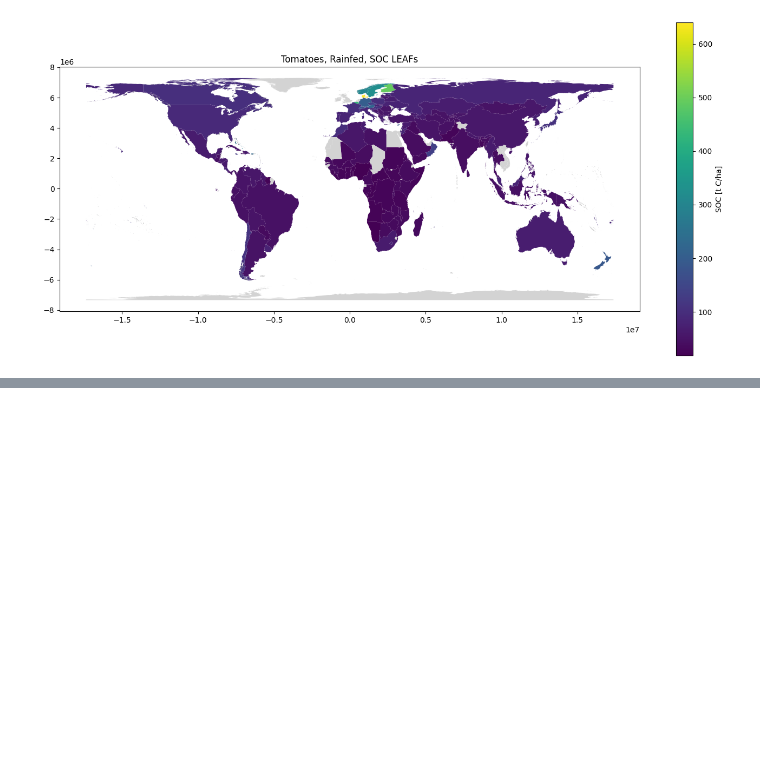
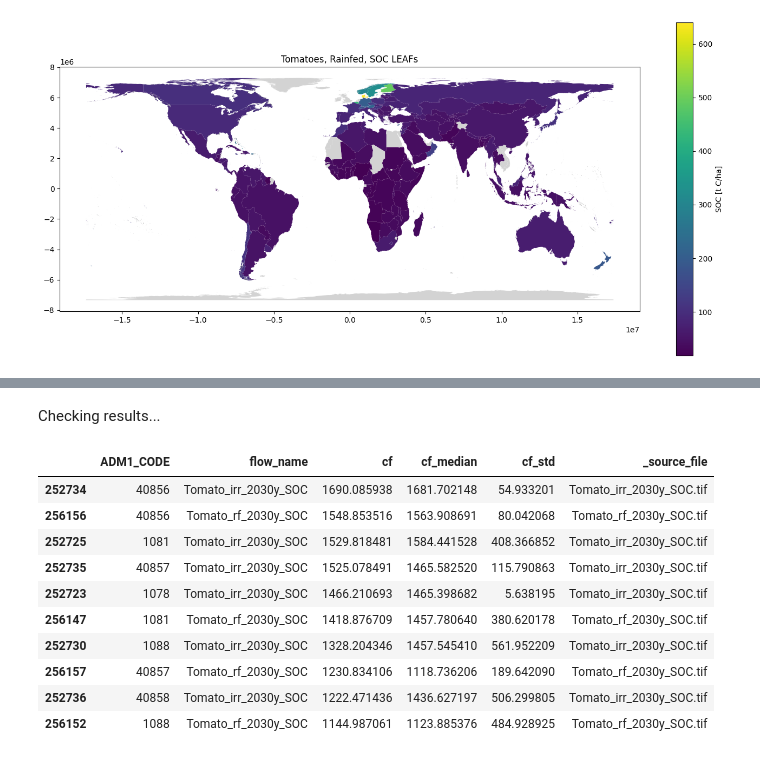
Before and after one commit to cloyolaangosto/SBTN_Test, a Jupyter notebook: documentation/SOC_Support/FAO_GAEZ_lu_yields.ipynb, the cells around one changed output, grey strips where cells are left out. Cells and saved outputs as stored; diff of their text form; code cells hidden in the pictures; blank space fills up the shorter version.

Commit message:
Run Sub-Country averages

```diff
--- a/documentation/SOC_Support/FAO_GAEZ_lu_yields.ipynb
+++ b/documentation/SOC_Support/FAO_GAEZ_lu_yields.ipynb
@@ -993,0 +996,7 @@ plt.show()
+# %%
+# Inputs that change by area type
+area_type = "subcountry"
+layer_name = "soc_leaf_subcountry"
+corrected_shp = gpd.read_file(project_root/'data/CountryLayers/SubCountry_Level1/g2015_2014_1.shp')
+master_key = "ADM1_CODE"
+result_key = "ADM1_CODE"
@@ -993,0 +1044,17 @@ plt.show()
+# %% [markdown]
+Checking results...
+# %%
+gdf_test_values = gpd.read_file(gpkg_path_sc, layer=layer_name)
+gdf_test_values.sort_values(by=["cf"], ascending=False).head(10)
+# %% [output]
+|  | ADM1_CODE | flow_name | cf | cf_median | cf_std | _source_file |
+| 252734 | 40856 | Tomato_irr_2030y_SOC | 1690.085938 | 1681.702148 | 54.933201 | Tomato_irr_2030y_SOC.tif |
+| 256156 | 40856 | Tomato_rf_2030y_SOC | 1548.853516 | 1563.908691 | 80.042068 | Tomato_rf_2030y_SOC.tif |
+| 252725 | 1081 | Tomato_irr_2030y_SOC | 1529.818481 | 1584.441528 | 408.366852 | Tomato_irr_2030y_SOC.tif |
+| 252735 | 40857 | Tomato_irr_2030y_SOC | 1525.078491 | 1465.582520 | 115.790863 | Tomato_irr_2030y_SOC.tif |
+| 252723 | 1078 | Tomato_irr_2030y_SOC | 1466.210693 | 1465.398682 | 5.638195 | Tomato_irr_2030y_SOC.tif |
+| 256147 | 1081 | Tomato_rf_2030y_SOC | 1418.876709 | 1457.780640 | 380.620178 | Tomato_rf_2030y_SOC.tif |
+| 252730 | 1088 | Tomato_irr_2030y_SOC | 1328.204346 | 1457.545410 | 561.952209 | Tomato_irr_2030y_SOC.tif |
+| 256157 | 40857 | Tomato_rf_2030y_SOC | 1230.834106 | 1118.736206 | 189.642090 | Tomato_rf_2030y_SOC.tif |
+| 252736 | 40858 | Tomato_irr_2030y_SOC | 1222.471436 | 1436.627197 | 506.299805 | Tomato_irr_2030y_SOC.tif |
+| 256152 | 1088 | Tomato_rf_2030y_SOC | 1144.987061 | 1123.885376 | 484.928925 | Tomato_rf_2030y_SOC.tif |
```
Also changed, not shown: parts of 10 cells of this notebook, 2 other files.
